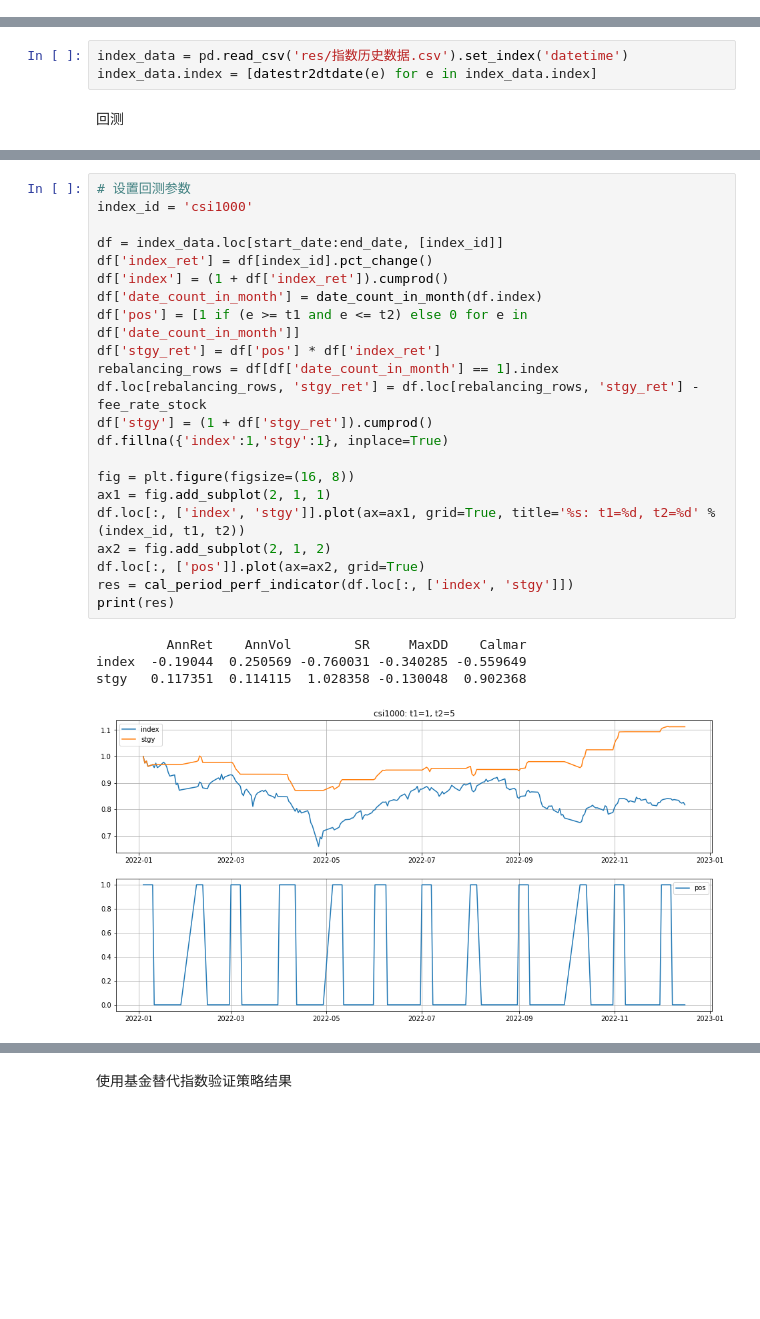
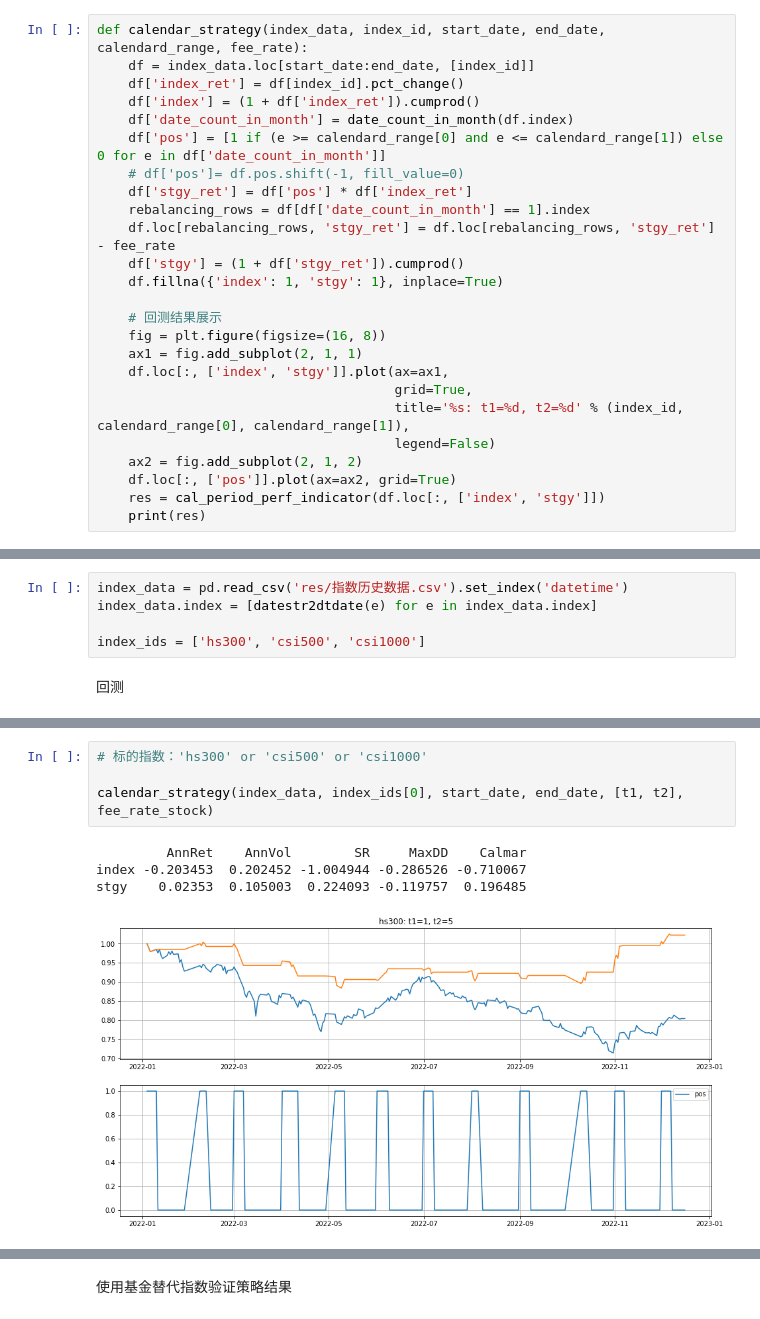
Before and after one commit to hdouhua/pick-up-python, a Jupyter notebook: inv/calendar-strrategy.ipynb, the cells around one changed output, grey strips where cells are left out. Cells and saved outputs as stored; diff of their text form; blank space fills up the shorter version.

Commit message:
refactor[inv]: calendar strategy

```diff
--- a/inv/calendar-strrategy.ipynb
+++ b/inv/calendar-strrategy.ipynb
@@ -13,0 +16,25 @@ from shared.tools import get_drawdown, cal_period_perf_indicator, datestr2dtdate
+# %%
+def calendar_strategy(index_data, index_id, start_date, end_date, calendard_range, fee_rate):
+    df = index_data.loc[start_date:end_date, [index_id]]
+    df['index_ret'] = df[index_id].pct_change()
+    df['index'] = (1 + df['index_ret']).cumprod()
+    df['date_count_in_month'] = date_count_in_month(df.index)
+    df['pos'] = [1 if (e >= calendard_range[0] and e <= calendard_range[1]) else 0 for e in df['date_count_in_month']]
+    # df['pos']= df.pos.shift(-1, fill_value=0)
+    df['stgy_ret'] = df['pos'] * df['index_ret']
+    rebalancing_rows = df[df['date_count_in_month'] == 1].index
+    df.loc[rebalancing_rows, 'stgy_ret'] = df.loc[rebalancing_rows, 'stgy_ret'] - fee_rate
+    df['stgy'] = (1 + df['stgy_ret']).cumprod()
+    df.fillna({'index': 1, 'stgy': 1}, inplace=True)
+
+    # 回测结果展示
+    fig = plt.figure(figsize=(16, 8))
+    ax1 = fig.add_subplot(2, 1, 1)
+    df.loc[:, ['index', 'stgy']].plot(ax=ax1,
+                                      grid=True,
+                                      title='%s: t1=%d, t2=%d' % (index_id, calendard_range[0], calendard_range[1]),
+                                      legend=False)
+    ax2 = fig.add_subplot(2, 1, 2)
+    df.loc[:, ['pos']].plot(ax=ax2, grid=True)
+    res = cal_period_perf_indicator(df.loc[:, ['index', 'stgy']])
+    print(res)
@@ -16,5 +55,7 @@ from shared.tools import get_drawdown, cal_period_perf_indicator, datestr2dtdate
 # %%
 index_data = pd.read_csv('res/指数历史数据.csv').set_index('datetime')
 index_data.index = [datestr2dtdate(e) for e in index_data.index]
+
+index_ids = ['hs300', 'csi500', 'csi1000']
 # %% [markdown]
 回测
@@ -100,27 +62,9 @@ stgy   0.111442  0.097787  1.139645 -0.097973  1.137483
-# %%
-# 设置回测参数
-index_id = 'csi1000'
-
-df = index_data.loc[start_date:end_date, [index_id]]
-df['index_ret'] = df[index_id].pct_change()
-df['index'] = (1 + df['index_ret']).cumprod()
-df['date_count_in_month'] = date_count_in_month(df.index)
-df['pos'] = [1 if (e >= t1 and e <= t2) else 0 for e in df['date_count_in_month']]
-df['stgy_ret'] = df['pos'] * df['index_ret']
-rebalancing_rows = df[df['date_count_in_month'] == 1].index
-df.loc[rebalancing_rows, 'stgy_ret'] = df.loc[rebalancing_rows, 'stgy_ret'] - fee_rate_stock
-df['stgy'] = (1 + df['stgy_ret']).cumprod()
-df.fillna({'index':1,'stgy':1}, inplace=True)
-
-fig = plt.figure(figsize=(16, 8))
-ax1 = fig.add_subplot(2, 1, 1)
-df.loc[:, ['index', 'stgy']].plot(ax=ax1, grid=True, title='%s: t1=%d, t2=%d' % (index_id, t1, t2))
-ax2 = fig.add_subplot(2, 1, 2)
-df.loc[:, ['pos']].plot(ax=ax2, grid=True)
-res = cal_period_perf_indicator(df.loc[:, ['index', 'stgy']])
-print(res)
-# %% [output]
-         AnnRet    AnnVol        SR     MaxDD    Calmar
-index  -0.19044  0.250569 -0.760031 -0.340285 -0.559649
-stgy   0.117351  0.114115  1.028358 -0.130048  0.902368
-[figure, removed]
+# %%
+# 标的指数：'hs300' or 'csi500' or 'csi1000'
+
+calendar_strategy(index_data, index_ids[0], start_date, end_date, [t1, t2], fee_rate_stock)
+# %% [output]
+         AnnRet    AnnVol        SR     MaxDD    Calmar
+index -0.203453  0.202452 -1.004944 -0.286526 -0.710067
+stgy    0.02353  0.105003  0.224093 -0.119757  0.196485
+[figure, added]
```
Also changed, not shown: parts of 13 cells of this notebook.
